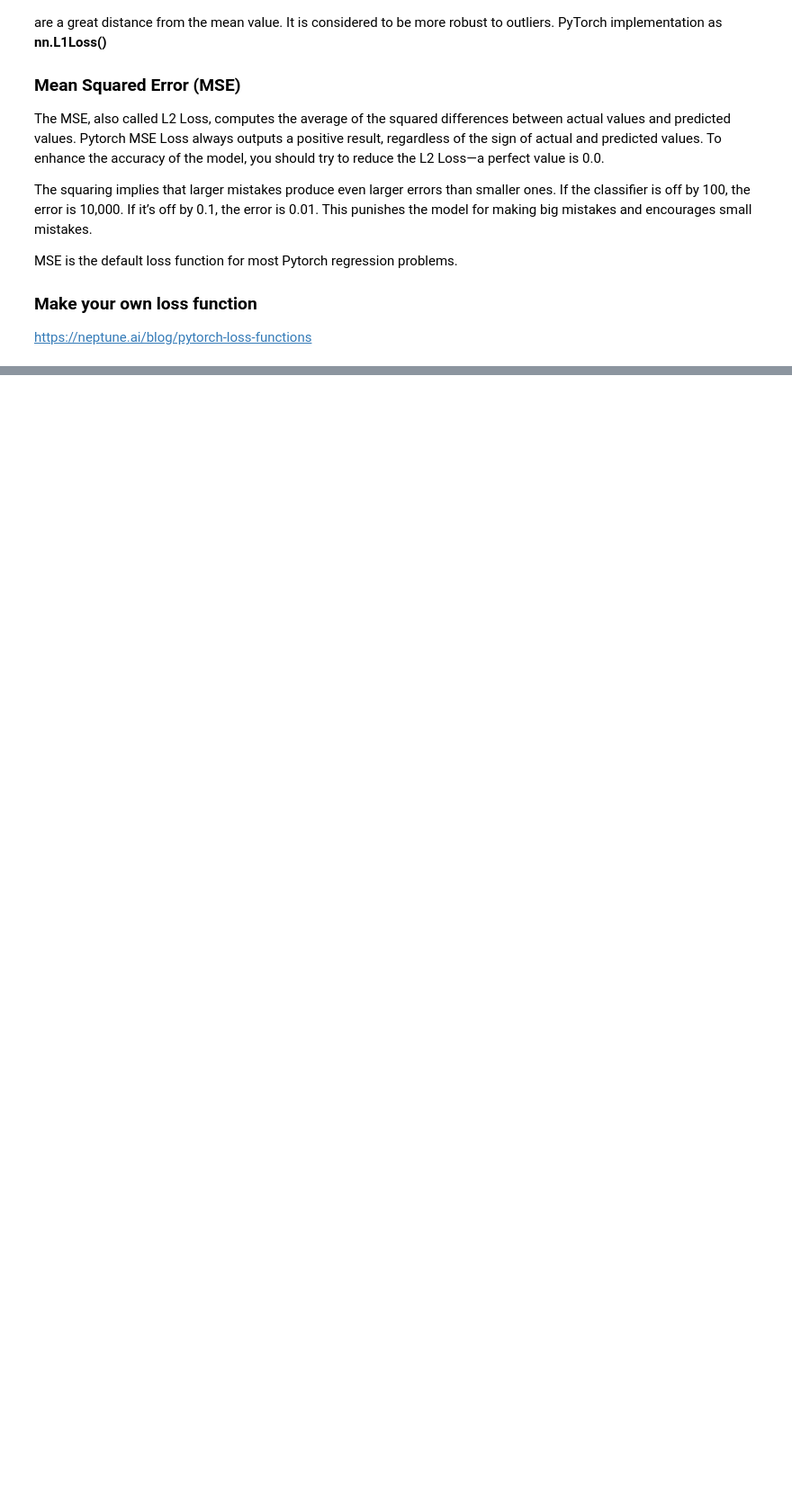
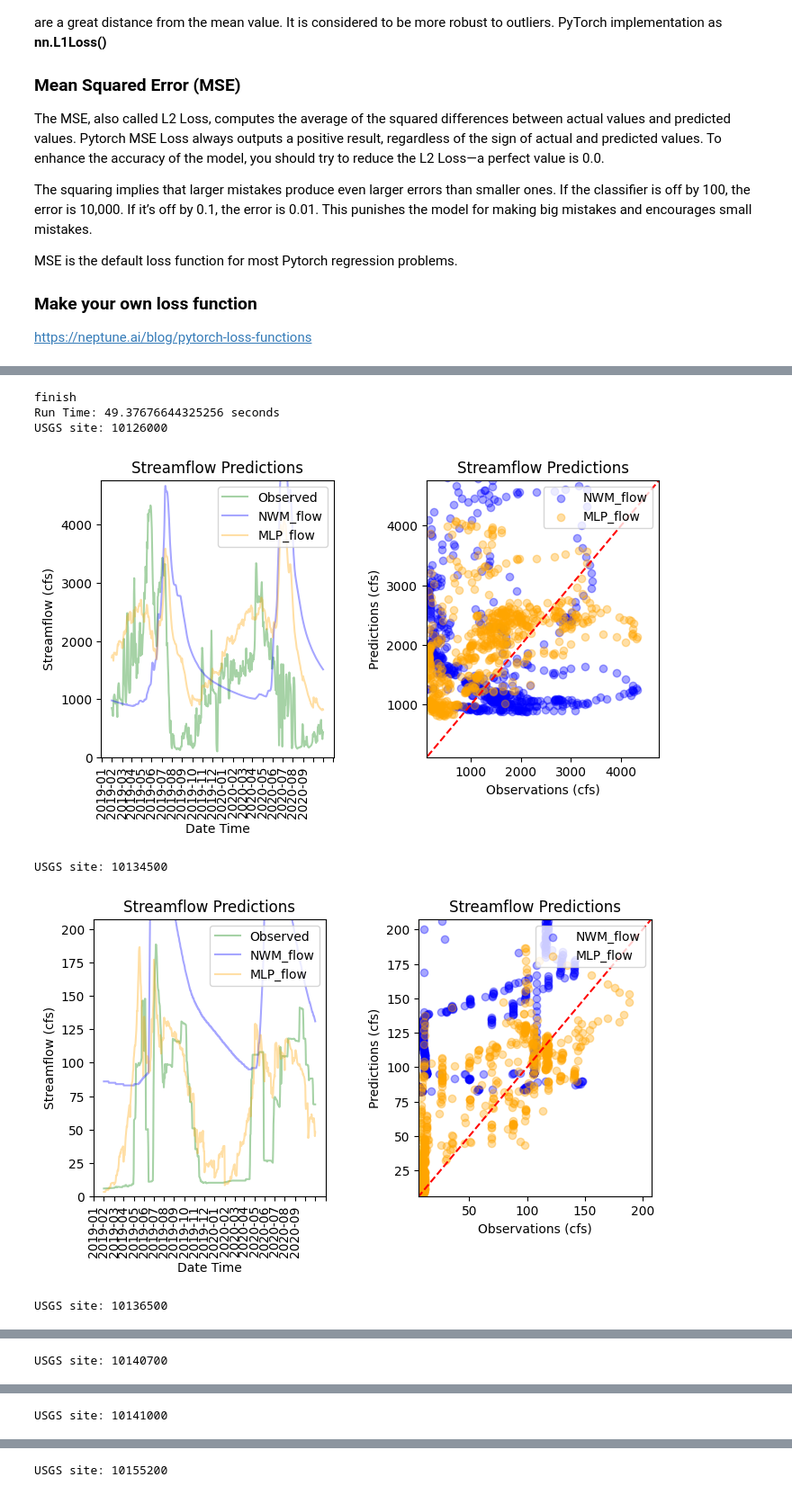
Before and after one commit to whitelightning450/NWM_ML, a Jupyter notebook: RJ/ModelDevelopment/mlp.ipynb, the cells around one changed output, grey strips where cells are left out. Shown: that part at 90% size. Drawn from its saved outputs; the diff is of its cells as text; code cells hidden in the pictures; blank space fills up the shorter version.

Commit message:
Automated ML model training optimization

```diff
--- a/RJ/ModelDevelopment/mlp.ipynb
+++ b/RJ/ModelDevelopment/mlp.ipynb
@@ -181,0 +265,23 @@ https://neptune.ai/blog/pytorch-loss-functions
+# %%
+Eval_DF, Preds_Dict = mlp_model.Final_Model(GS_Eval_DF,
+                x_train_scaled_t,
+                y_train_scaled_t,
+                loss_func,
+                model_path,
+                modelname,
+                test_years,
+                stations,
+                x_test_temp,
+                x_test_scaled,
+                y_test_temp,
+                StreamStats,
+                station_index_list)
+Eval_DF
+# %% [output]
+finish
+Run Time: 49.37676644325256 seconds
+USGS site: 10126000
+[figure, added]
+USGS site: 10134500
+[figure, added]
+USGS site: 10136500
@@ -181,0 +289 @@ https://neptune.ai/blog/pytorch-loss-functions
+USGS site: 10140700
@@ -181,0 +291 @@ https://neptune.ai/blog/pytorch-loss-functions
+USGS site: 10141000
@@ -181,0 +293 @@ https://neptune.ai/blog/pytorch-loss-functions
+USGS site: 10155200
```
Also changed, not shown: parts of 14 cells of this notebook, 3 other files.
